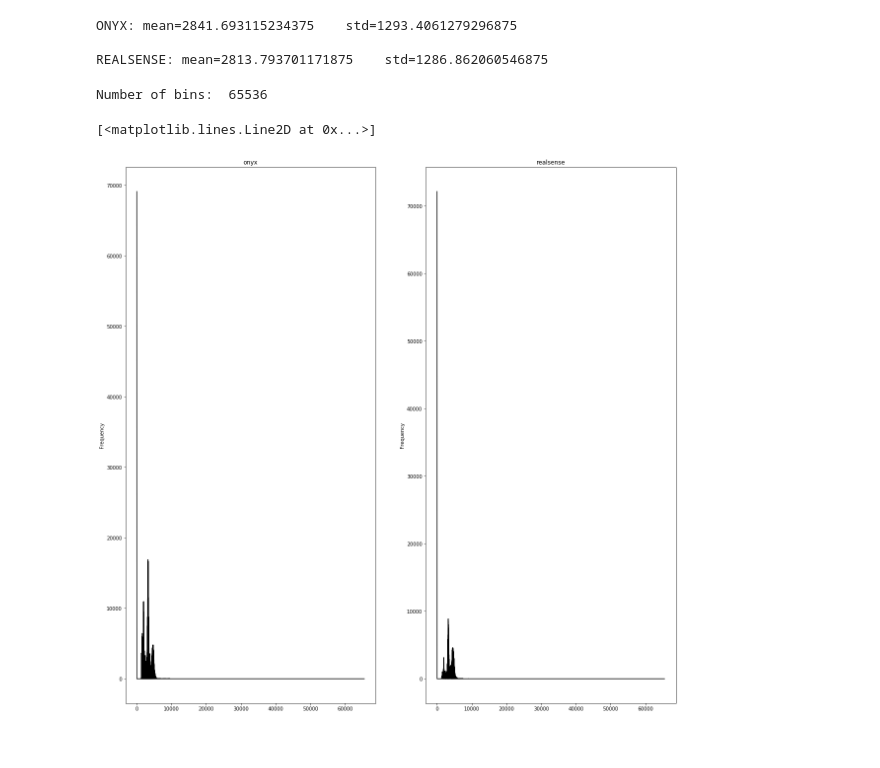
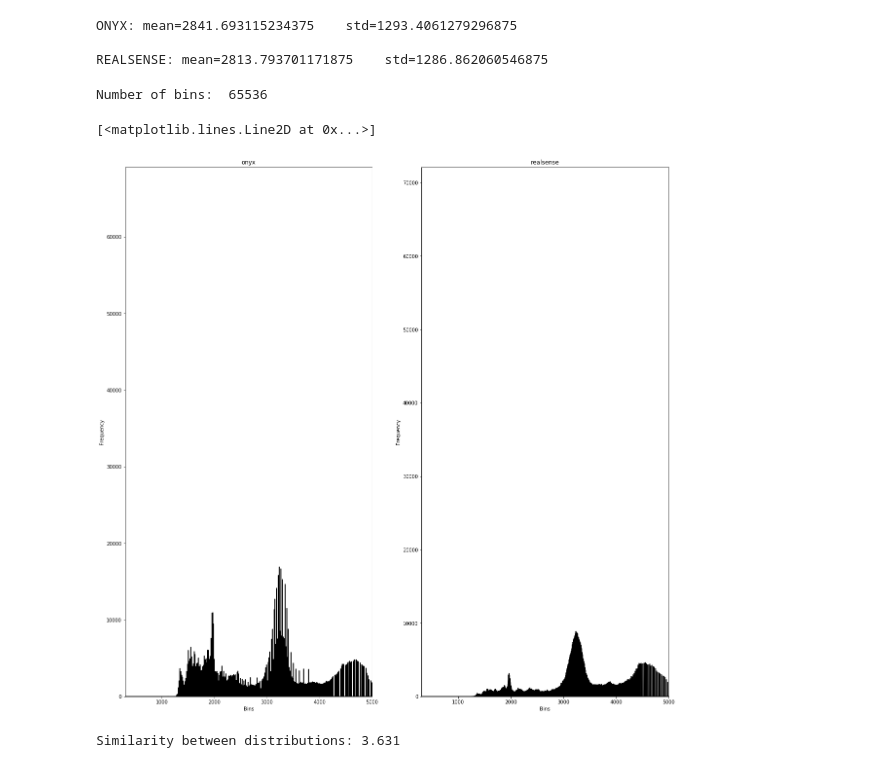
Before and after one commit to filipgrigorov/depth_scaling_experiments, a Jupyter notebook: depth_analysis.ipynb, the cells around one changed output. Saved outputs shown, nothing was run; the diff lists cells and outputs as text; code cells hidden in the pictures.

Commit message:
- Added some KL divergence computation but it is only defined if q != 0

```diff
--- a/depth_analysis.ipynb
+++ b/depth_analysis.ipynb
@@ -35,25 +37,51 @@ ONYX: mean=2841.693115234375    std=1293.4061279296875
 
 REALSENSE: mean=2813.793701171875    std=1286.862060546875
 # %%
+# Compute statistical distributions:
+
 nbins = np.power(2, 16)
 print('Number of bins: ', nbins)
 
 onyx_hist, onyx_bins = np.histogram(onyx_depth.ravel(), nbins, [0, nbins])
 
 rs_hist, rs_bins = np.histogram(rs_depth.ravel(), nbins, [0, nbins])
 
 fig = plt.figure(figsize=(20, 20))
 
 ax1 = fig.add_subplot(1, 2, 1)
 ax1.set_title('onyx')
 ax1.set_ylabel('Frequency')
+ax1.set_xlabel('Bins')
+ax1.set_xlim([300, 5000])
+ax1.set_ylim([0, np.max(onyx_hist)])
 ax1.plot(onyx_hist, color='black')
 
 ax2 = fig.add_subplot(1, 2, 2)
 ax2.set_title('realsense')
 ax2.set_ylabel('Frequency')
+ax2.set_xlabel('Bins')
+ax2.set_xlim([300, 5000])
+ax2.set_ylim([0, np.max(rs_hist)])
 ax2.plot(rs_hist, color='black')
 # %% [output]
 Number of bins:  65536
 [<matplotlib.lines.Line2D at 0x...>]
-[figure, old version]
+[figure, new version]
+# %%
+# Compare the distributions statistically:
+
+assert(len(onyx_hist) == len(rs_hist))
+
+kl_divergence = 0
+for i in np.arange(0, len(onyx_hist)):
+    p = onyx_hist[i]
+    q = rs_hist[i]
+
+    if q == 0:
+        continue
+
+    kl_divergence += p * np.log2(p / q) if p != 0 else 0
+kl_divergence /= len(onyx_hist)
+print('Similarity between distributions: {:.4}'.format(kl_divergence))
+# %% [output]
+Similarity between distributions: 3.631
```
Also changed, not shown: parts of 1 cell of this notebook.
